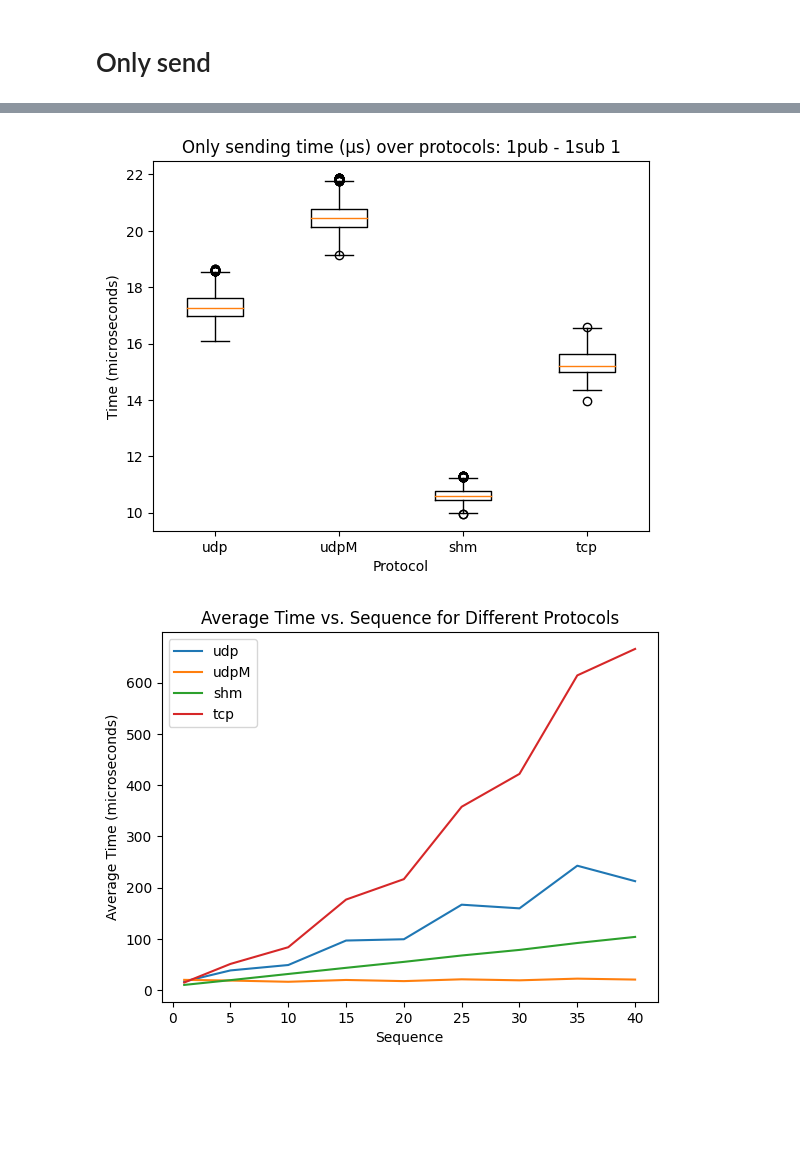
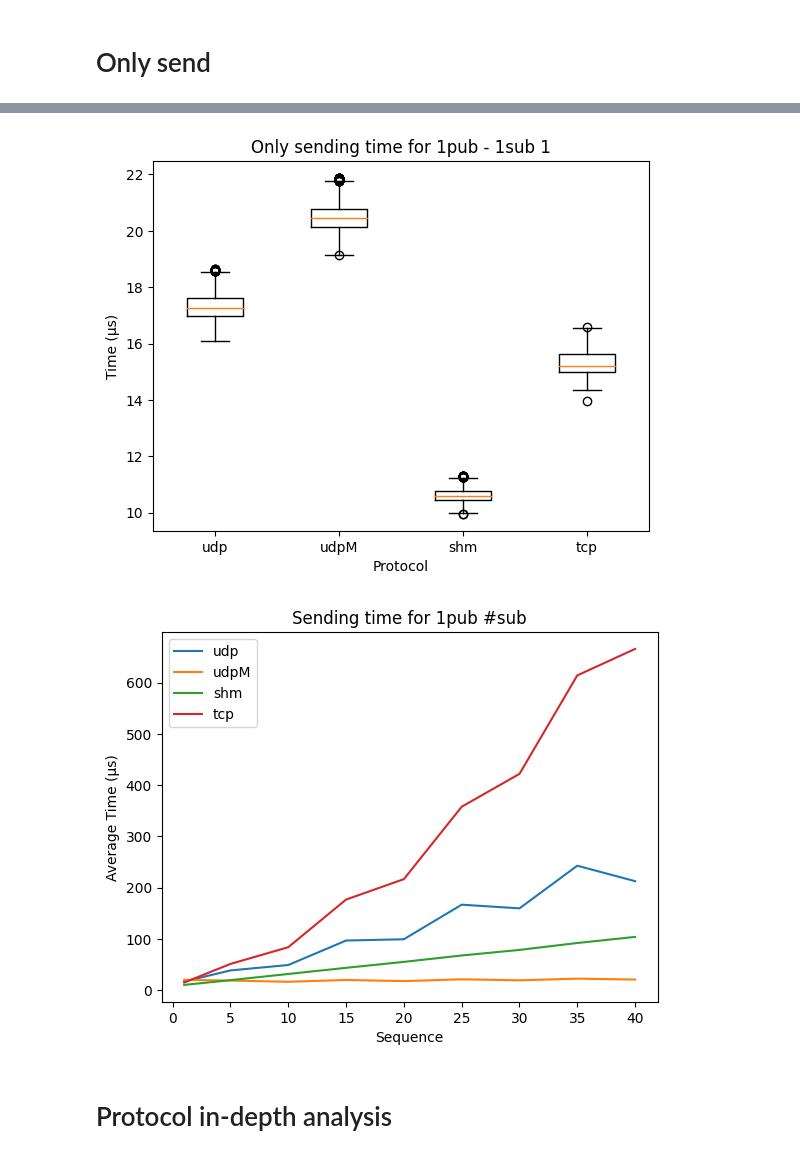
Before and after one commit to madella/tesiM, a Jupyter notebook: cineca/d_proc_troughput.ipynb, the cells around one changed output, grey strips where cells are left out. Saved outputs shown, nothing was run; the diff lists cells and outputs as text; code cells hidden in the pictures; blank space fills up the shorter version.

```diff
--- a/cineca/d_proc_troughput.ipynb
+++ b/cineca/d_proc_troughput.ipynb
@@ -42,9 +119,9 @@ r507c01n03: (2135776,849987442.19)
 # %%
 # udp] pub_s = 17180379 pubns = 527983166 sub_s = 26271606 subns = 201584761
 pub_s = 2135776
-pubns = 622624310
+pubns = 622623683.0
 sub_s = 2135776
-subns = 849987442.19
+subns = 849987497 #849987442.19
 
 
 def timespec_difference_without_skew(start_s, start_ns, end_s, end_ns):
@@ -254,22 +346,30 @@ fig, ax = plt.subplots()
 
 ax.boxplot(data_list, labels=protocols)
 ax.set_xlabel('Protocol')
-ax.set_ylabel('Time (microseconds)')
-ax.set_title(f'Only sending time (μs) over protocols: 1pub - 1sub {sequence_to_compare}')
+ax.set_ylabel('Time (μs)')
+ax.set_title(f'Only sending time for 1pub - 1sub {sequence_to_compare}')
 plt.show()
 # %% [output]
-[figure, old version]
+[figure, new version]
 # %%
 avg_data = {prots: [column_timesent_avg[prots][seq] for seq in sequence] for prots in protocols}
 
 fig, ax = plt.subplots()
 for prots in protocols:
     ax.plot(sequence, avg_data[prots], label=prots)
 ax.set_xlabel('Sequence')
-ax.set_ylabel('Average Time (microseconds)')
-ax.set_title('Average Time vs. Sequence for Different Protocols')
+ax.set_ylabel('Average Time (μs)')
 ax.legend()
+plt.savefig(f"{base_save_dir_thesis}test3_sending_multiplesub.png")
+ax.set_title('Sending time for 1pub #sub')
+
+
+plt.savefig(f"{base_save_dir}test3_sending_multiplesub.png")
+
+
 
 plt.show()
 # %% [output]
-[figure, old version]
+[figure, new version]
+# %% [markdown]
+# Protocol in-depth analysis
```
Also changed, not shown: parts of 14 cells of this notebook, 20 other files.
